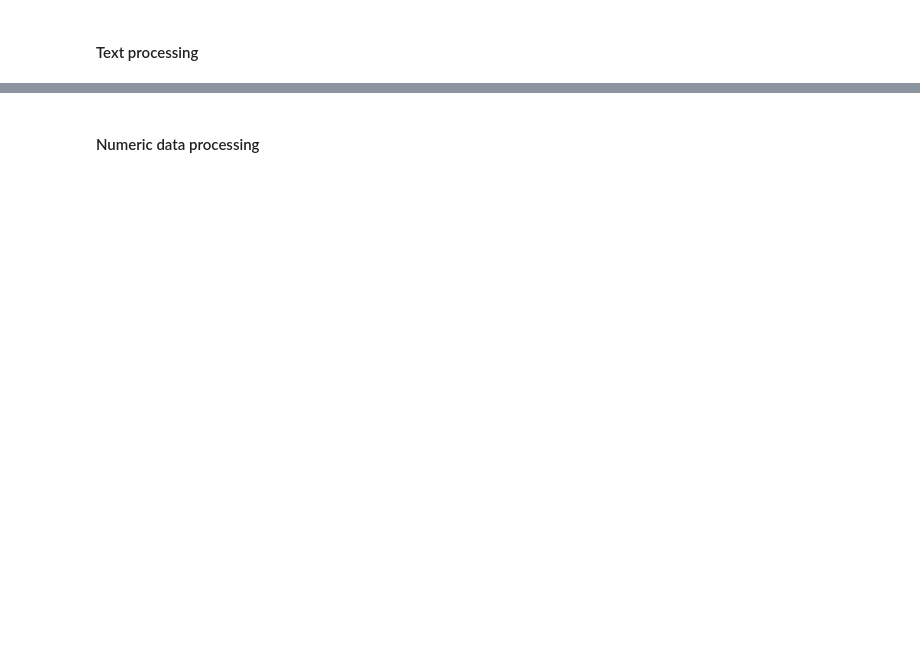
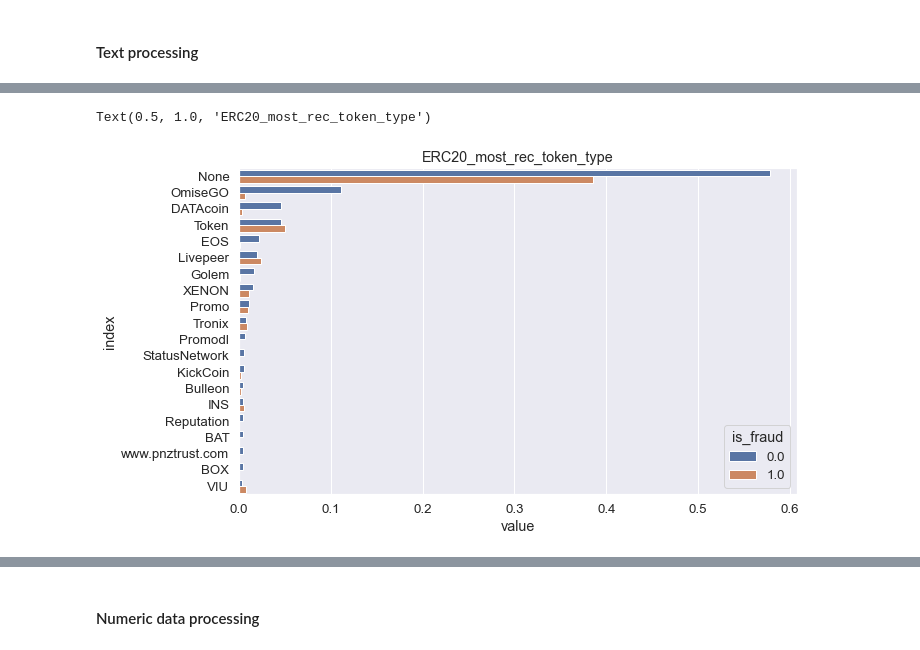
Before and after one commit to dorota10/ML_UEP_2024, a Jupyter notebook: CaseStudy1.ipynb, the cells around one changed output, grey strips where cells are left out. Cells and saved outputs as stored; diff of their text form; code cells hidden in the pictures; blank space fills up the shorter version.

```diff
--- a/CaseStudy1.ipynb
+++ b/CaseStudy1.ipynb
@@ -68,5 +83,6 @@ X_test_text=X_test.iloc[:, -2:]
 # %% [markdown]
 #### Text processing
 # %%
-X_train_text.replace(["0", "", " ", np.nan], None, inplace=True)
-X_test_text.replace(["0", "", " ", np.nan], None, inplace=True)
+#Zamiana wszystkich brakujących wartości na "None"
+X_train_text.replace(["0", 0, "", " ", np.nan], "None", inplace=True)
+X_test_text.replace(["0", 0,  "", " ", np.nan], "None", inplace=True)
@@ -77,0 +98,14 @@ id_notnull=(X_train_text.iloc[:, -2:].isna().sum(axis=1)==0).reset_index(drop=Tr
+# %%
+data_0 = X_train_text[y_train['FLAG']==0]['ERC20_most_rec_token_type']
+data_1 = X_train_text[y_train['FLAG']==1]['ERC20_most_rec_token_type']
+# %%
+word_freq_0 = data_0.str.split(expand=True).stack().value_counts()
+word_freq_1 = data_1.str.split(expand=True).stack().value_counts()
+word_freq_sum = X_train_text['ERC20_most_rec_token_type'].str.split(expand=True).stack().value_counts()
+
+word_freq_df = pd.DataFrame({'not_fraud_prob_rec': word_freq_0/data_0.shape[0], 'fraud_prob_rec': word_freq_1/data_1.shape[0], 'fraud_per_occurence_rec': word_freq_1/word_freq_sum}).fillna(0)
+
+word_freq_df = word_freq_df.sort_values(by='not_fraud_prob_rec', ascending=False)
+
+top_20_words = word_freq_df.head(20)
+data=top_20_words.reset_index()
@@ -77,0 +128,10 @@ id_notnull=(X_train_text.iloc[:, -2:].isna().sum(axis=1)==0).reset_index(drop=Tr
+# %%
+transformed_df = pd.melt(data, id_vars=['index'], var_name='is_fraud', value_name='value')
+transformed_df['is_fraud'] = transformed_df['is_fraud'].map({'not_fraud_prob_rec': 0, 'fraud_prob_rec': 1})
+# %%
+plt.figure(figsize=(10, 6))
+sns.barplot(data=transformed_df, y='index', x='value', hue='is_fraud', orient='h')
+plt.title('ERC20_most_rec_token_type')
+# %% [output]
+Text(0.5, 1.0, 'ERC20_most_rec_token_type')
+[figure, added]
```
Also changed, not shown: parts of 68 cells of this notebook, 1 other file.
